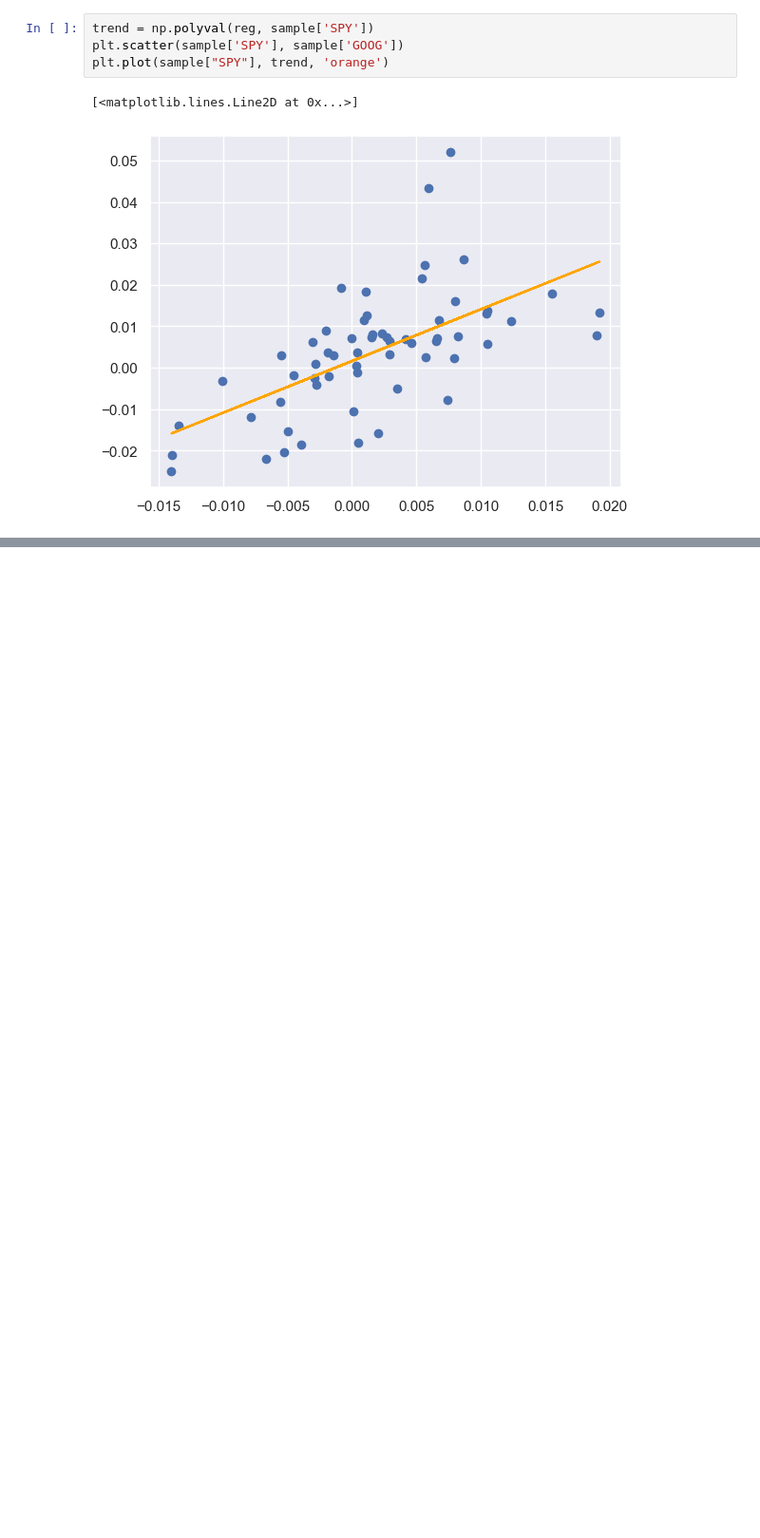
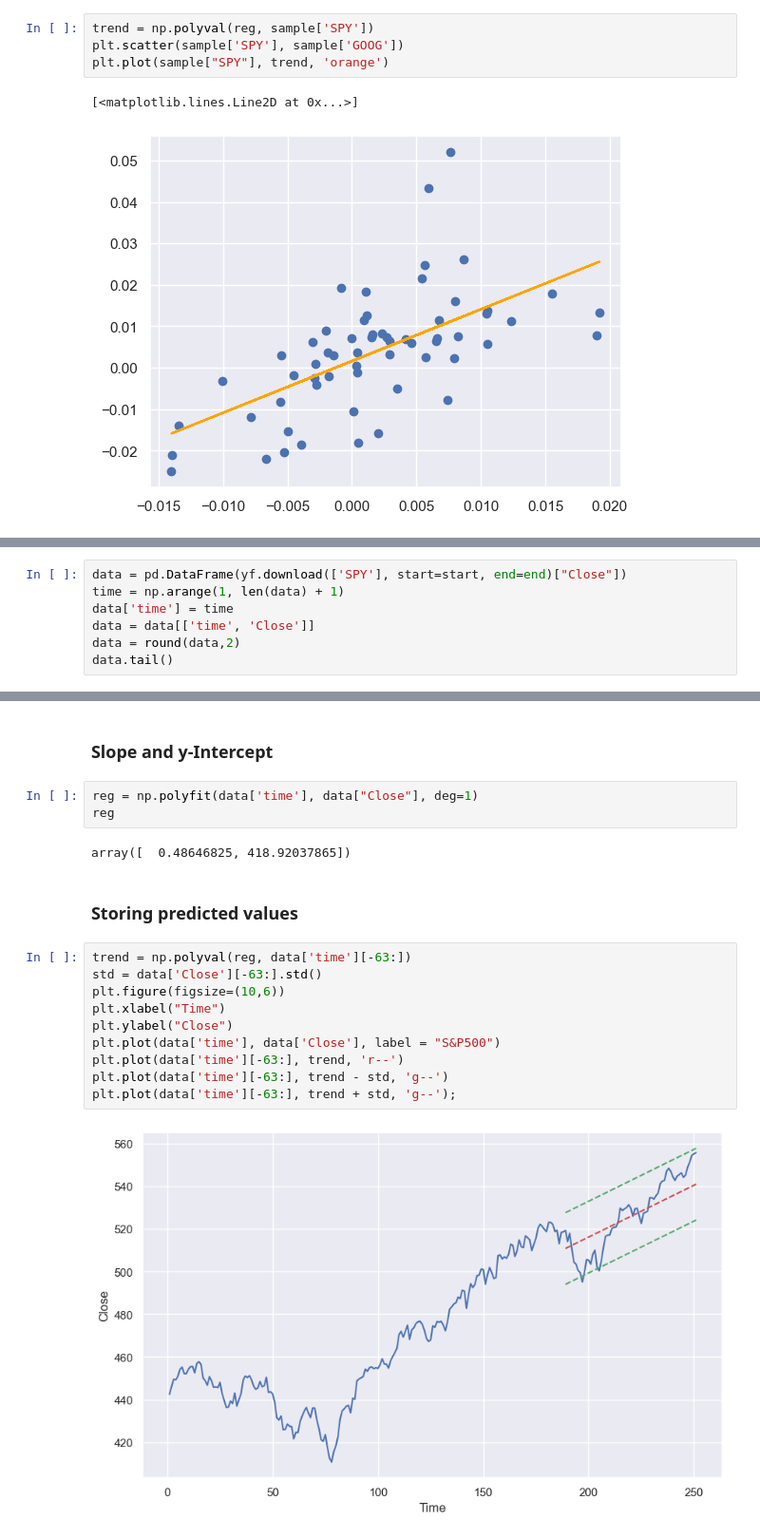
Before and after one commit to l0minous/Py-Trading, a Jupyter notebook: Regression.ipynb, the cells around one changed output, grey strips where cells are left out. Shown: that part at 95% size. Saved outputs shown, nothing was run; the diff lists cells and outputs as text; blank space fills up the shorter version.

```diff
--- a/Regression.ipynb
+++ b/Regression.ipynb
@@ -69,0 +72,7 @@ plt.plot(sample["SPY"], trend, 'orange')
+# %%
+data = pd.DataFrame(yf.download(['SPY'], start=start, end=end)["Close"])
+time = np.arange(1, len(data) + 1)
+data['time'] = time
+data = data[['time', 'Close']]
+data = round(data,2)
+data.tail()
@@ -69,0 +88,21 @@ plt.plot(sample["SPY"], trend, 'orange')
+# %% [markdown]
+### Slope and y-Intercept
+# %%
+reg = np.polyfit(data['time'], data["Close"], deg=1)
+reg
+# %% [output]
+array([  0.48646825, 418.92037865])
+# %% [markdown]
+### Storing predicted values
+# %%
+trend = np.polyval(reg, data['time'][-63:])
+std = data['Close'][-63:].std()
+plt.figure(figsize=(10,6))
+plt.xlabel("Time")
+plt.ylabel("Close")
+plt.plot(data['time'], data['Close'], label = "S&P500")
+plt.plot(data['time'][-63:], trend, 'r--')
+plt.plot(data['time'][-63:], trend - std, 'g--')
+plt.plot(data['time'][-63:], trend + std, 'g--');
+# %% [output]
+[figure, added]
```
Also changed, not shown: parts of 4 cells of this notebook.
